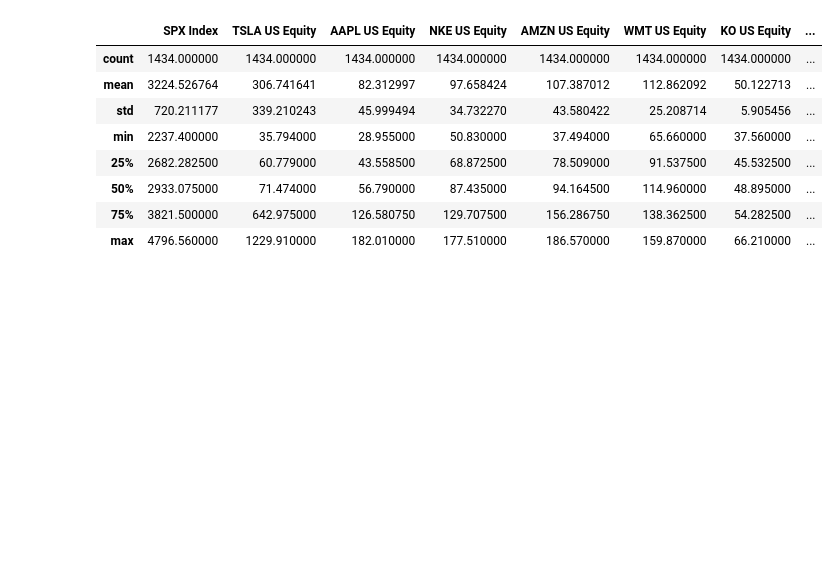
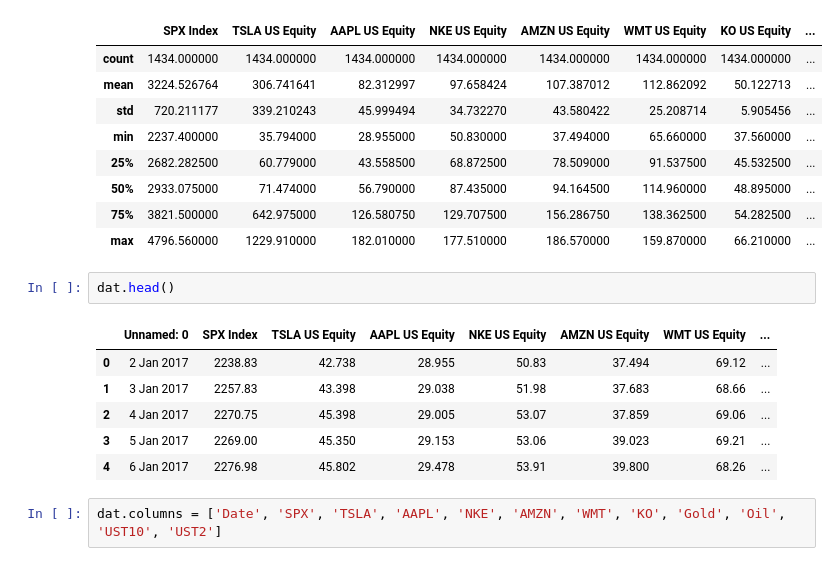
Before and after one commit to EthanBerlant/Jedha_Final_Project, a Jupyter notebook: TimeSeriesAnalysis.ipynb, the cells around one changed output. Cells and saved outputs as stored; diff of their text form; blank space fills up the shorter version.

```diff
--- a/TimeSeriesAnalysis.ipynb
+++ b/TimeSeriesAnalysis.ipynb
@@ -15,3 +15,14 @@ dat.describe()
 | 50% | 2933.075000 | 71.474000 | 56.790000 | 87.435000 | 94.164500 | 114.960000 | 48.895000 | ... |
 | 75% | 3821.500000 | 642.975000 | 126.580750 | 129.707500 | 156.286750 | 138.362500 | 54.282500 | ... |
 | max | 4796.560000 | 1229.910000 | 182.010000 | 177.510000 | 186.570000 | 159.870000 | 66.210000 | ... |
+# %%
+dat.head()
+# %% [output]
+|  | Unnamed: 0 | SPX Index | TSLA US Equity | AAPL US Equity | NKE US Equity | AMZN US Equity | WMT US Equity | ... |
+| 0 | 2 Jan 2017 | 2238.83 | 42.738 | 28.955 | 50.83 | 37.494 | 69.12 | ... |
+| 1 | 3 Jan 2017 | 2257.83 | 43.398 | 29.038 | 51.98 | 37.683 | 68.66 | ... |
+| 2 | 4 Jan 2017 | 2270.75 | 45.398 | 29.005 | 53.07 | 37.859 | 69.06 | ... |
+| 3 | 5 Jan 2017 | 2269.00 | 45.350 | 29.153 | 53.06 | 39.023 | 69.21 | ... |
+| 4 | 6 Jan 2017 | 2276.98 | 45.802 | 29.478 | 53.91 | 39.800 | 68.26 | ... |
+# %%
+dat.columns = ['Date', 'SPX', 'TSLA', 'AAPL', 'NKE', 'AMZN', 'WMT', 'KO', 'Gold', 'Oil', 'UST10', 'UST2']
```
Also changed, not shown: parts of 6 cells of this notebook.
